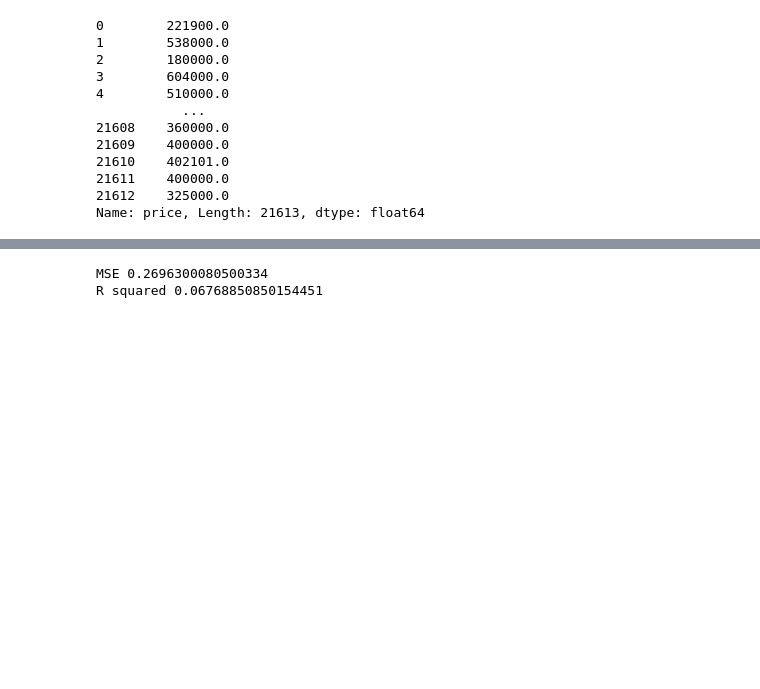
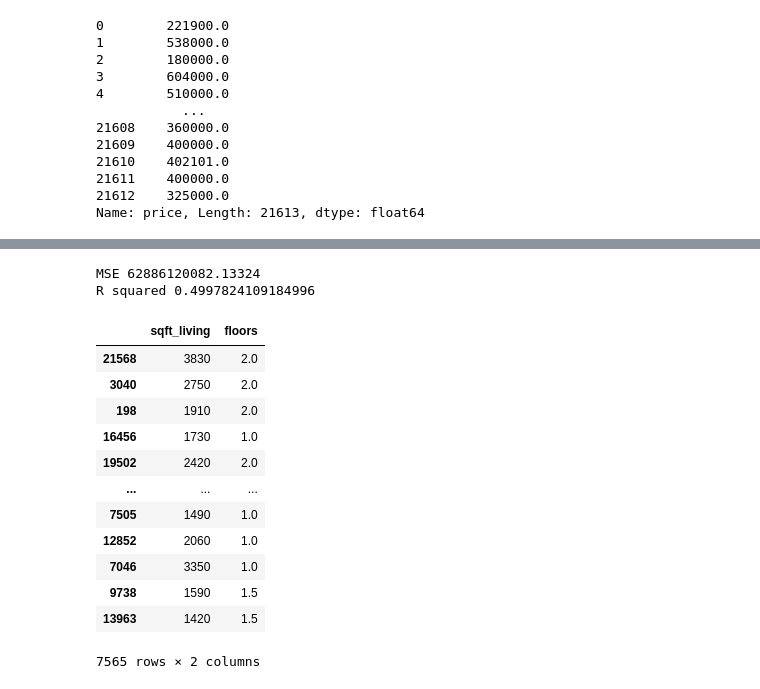
Before and after one commit to Salma1-dev/gomycode_excersises, a Jupyter notebook: Machine Learning Checkpoint 1.ipynb, the cells around one changed output, grey strips where cells are left out. Saved outputs shown, nothing was run; the diff lists cells and outputs as text; code cells hidden in the pictures; blank space fills up the shorter version.

```diff
--- a/Machine Learning Checkpoint 1.ipynb
+++ b/Machine Learning Checkpoint 1.ipynb
@@ -158,6 +158,6 @@ IndentationError: unexpected indent (<ipython-input-28-accefd9f40f3>, line 3)
 # %%
-x = df_house[["id","price"]]
-y = df_house["floors"]
+x = df_house[["sqft_living","floors"]]
+y = df_house["price"]
 x_train,x_test,y_train,y_test = train_test_split(x,y,test_size=0.35,random_state=40)
 
 model = LinearRegression()
@@ -167,8 +167,24 @@ predicted = model.predict(x_test)
 print("MSE", mean_squared_error(y_test,predicted))
 print("R squared", metrics.r2_score(y_test,predicted))
 # %% [output]
-MSE 0.2696300080500334
-R squared 0.06768850850154451
+MSE 62886120082.13324
+R squared 0.4997824109184996
+# %%
+x_test
+# %% [output]
+|  | sqft_living | floors |
+| 21568 | 3830 | 2.0 |
+| 3040 | 2750 | 2.0 |
+| 198 | 1910 | 2.0 |
+| 16456 | 1730 | 1.0 |
+| 19502 | 2420 | 2.0 |
+| ... | ... | ... |
+| 7505 | 1490 | 1.0 |
+| 12852 | 2060 | 1.0 |
+| 7046 | 3350 | 1.0 |
+| 9738 | 1590 | 1.5 |
+| 13963 | 1420 | 1.5 |
+7565 rows × 2 columns
 # %%
 from sklearn.preprocessing import PolynomialFeatures
 
```
Also changed, not shown: parts of 5 cells of this notebook.
